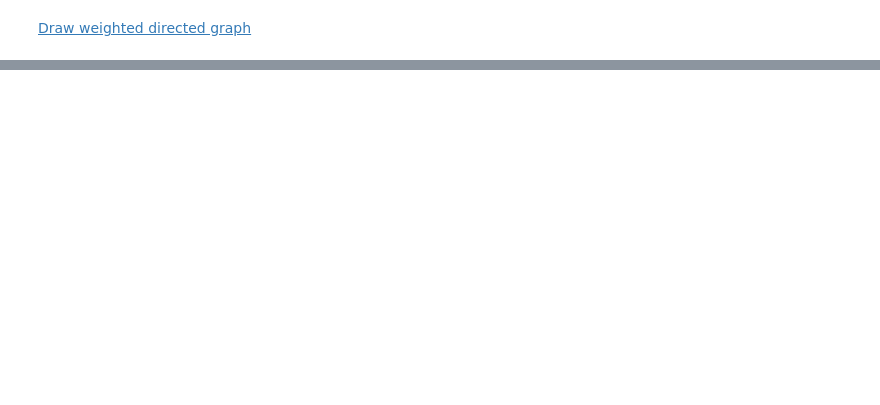
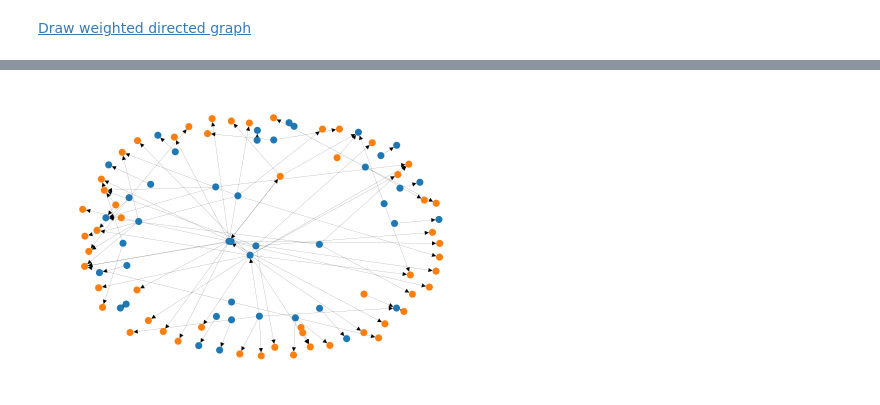
Before and after one commit to liangyufc/rolx-erasmus, a Jupyter notebook: src/sensemaking.ipynb, the cells around one changed output, grey strips where cells are left out. Drawn from its saved outputs; the diff is of its cells as text; code cells hidden in the pictures; blank space fills up the shorter version.

Commit message:
nodesense on 100 nodes with higher degrees

```diff
--- a/src/sensemaking.ipynb
+++ b/src/sensemaking.ipynb
@@ -277,3 +330,21 @@ Role-feature matrix is of dimensions 2 by 8
+# %%
+color_map = []
+colors = ['tab:blue', 'tab:orange']
+node_role = np.asarray(H)
+for node in node_role:
+    color_map.append(colors[np.argmax(node)])
+# %%
+# draw graph
+options = {
+    'node_color': color_map,
+    'node_size': 50,
+    'linewidths': 0,
+    'width': 0.1,}
+
+nx.draw(g, **options)
+plt.show()
+# %% [output]
+[figure, added]
 # %%
 features = [ 'betweenness', 'closeness', 'degree', 'diversity', 'eccentricity', 'pagerank', 'personalized_pagerank', 'strength' ]
 n_features = len(features)
```
Also changed, not shown: parts of 10 cells of this notebook.
